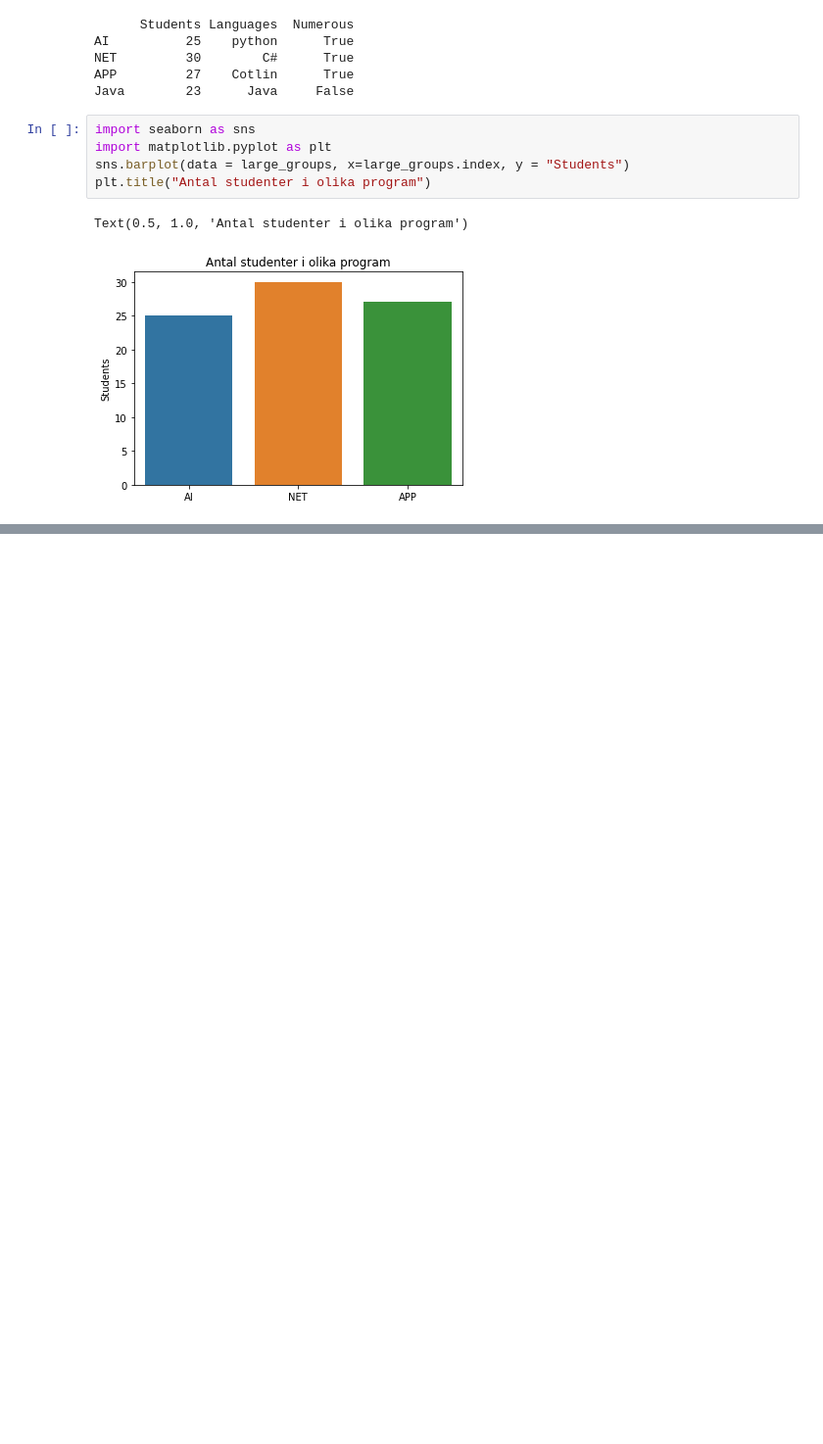
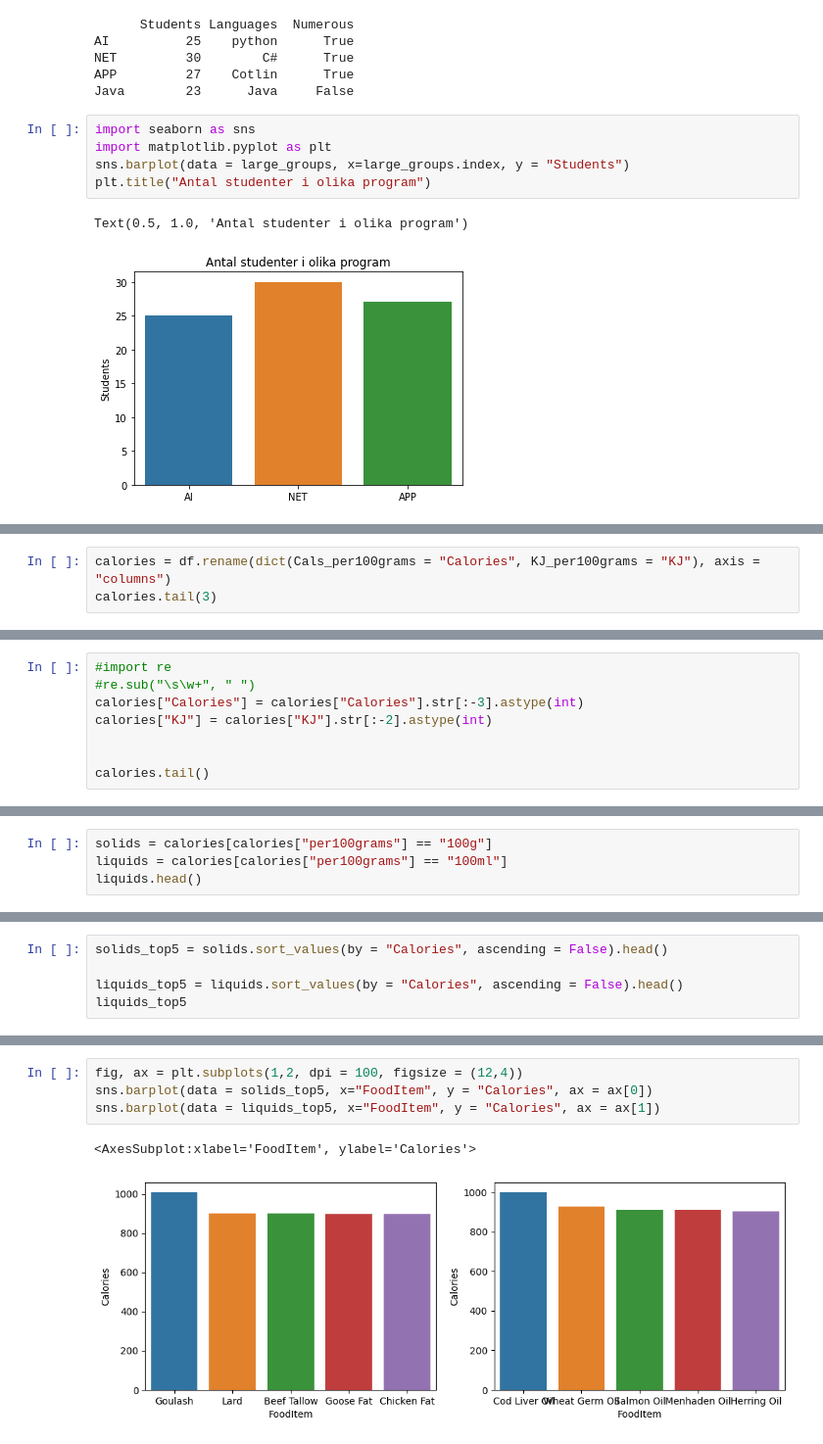
Before and after one commit to Lelelass/Databehandling-21, a Jupyter notebook: Code-alongs/pandas-basics.ipynb, the cells around one changed output, grey strips where cells are left out. Shown: that part at 98% size. Drawn from its saved outputs; the diff is of its cells as text; blank space fills up the shorter version.

```diff
--- a/Code-alongs/pandas-basics.ipynb
+++ b/Code-alongs/pandas-basics.ipynb
@@ -112,0 +126,3 @@ print(df[df["FoodCategory"] == "CannedFruit"])
+# %%
+calories = df.rename(dict(Cals_per100grams = "Calories", KJ_per100grams = "KJ"), axis = "columns")
+calories.tail(3)
@@ -112,0 +134,8 @@ print(df[df["FoodCategory"] == "CannedFruit"])
+# %%
+#import re
+#re.sub("\s\w+", " ")
+calories["Calories"] = calories["Calories"].str[:-3].astype(int)
+calories["KJ"] = calories["KJ"].str[:-2].astype(int)
+
+
+calories.tail()
@@ -112,0 +155,4 @@ print(df[df["FoodCategory"] == "CannedFruit"])
+# %%
+solids = calories[calories["per100grams"] == "100g"]
+liquids = calories[calories["per100grams"] == "100ml"]
+liquids.head()
@@ -112,0 +168,5 @@ print(df[df["FoodCategory"] == "CannedFruit"])
+# %%
+solids_top5 = solids.sort_values(by = "Calories", ascending = False).head()
+
+liquids_top5 = liquids.sort_values(by = "Calories", ascending = False).head()
+liquids_top5
@@ -112,0 +180,7 @@ print(df[df["FoodCategory"] == "CannedFruit"])
+# %%
+fig, ax = plt.subplots(1,2, dpi = 100, figsize = (12,4))
+sns.barplot(data = solids_top5, x="FoodItem", y = "Calories", ax = ax[0])
+sns.barplot(data = liquids_top5, x="FoodItem", y = "Calories", ax = ax[1])
+# %% [output]
+<AxesSubplot:xlabel='FoodItem', ylabel='Calories'>
+[figure, added]
```
Also changed, not shown: parts of 9 cells of this notebook.
